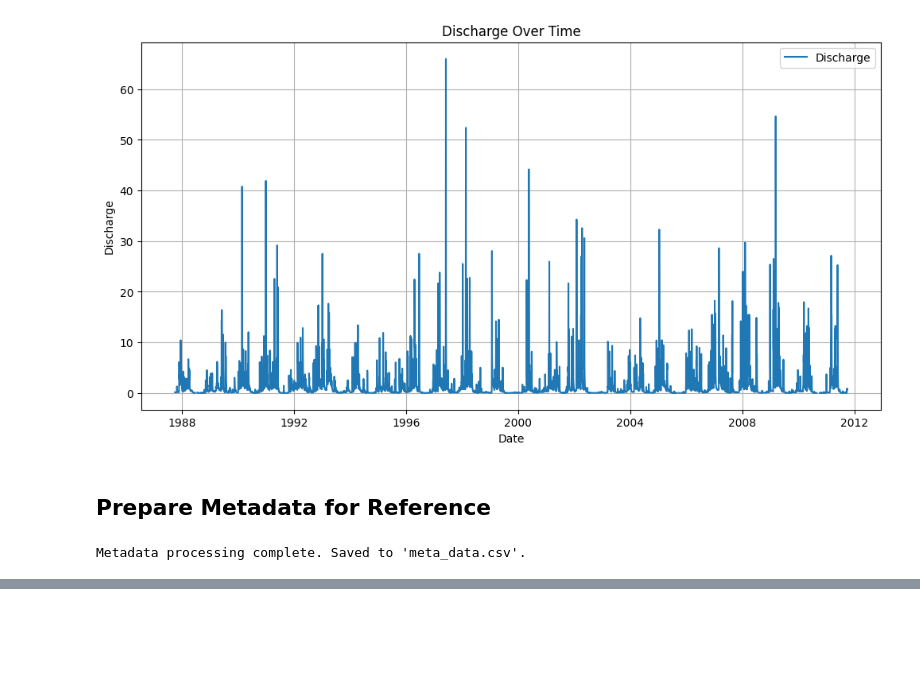
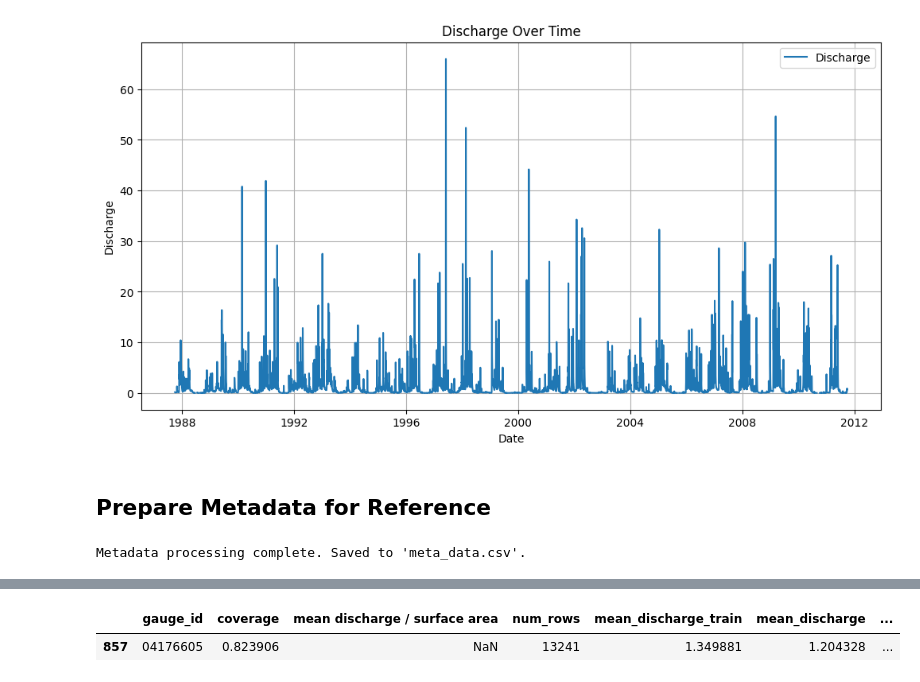
Before and after one commit to yunsupark1120/GAGEii_modeling, a Jupyter notebook: metadata/data_processing.ipynb, the cells around one changed output, grey strips where cells are left out. Saved outputs shown, nothing was run; the diff lists cells and outputs as text; code cells hidden in the pictures; blank space fills up the shorter version.

```diff
--- a/metadata/data_processing.ipynb
+++ b/metadata/data_processing.ipynb
@@ -198,0 +244,5 @@ Metadata processing complete. Saved to 'meta_data.csv'.
+# %%
+meta_df[meta_df["gauge_id"] == "04176605"]
+# %% [output]
+|  | gauge_id | coverage | mean discharge / surface area | num_rows | mean_discharge_train | mean_discharge | ... |
+| 857 | 04176605 | 0.823906 | NaN | 13241 | 1.349881 | 1.204328 | ... |
```
Also changed, not shown: parts of 7 cells of this notebook, 1 other file.
